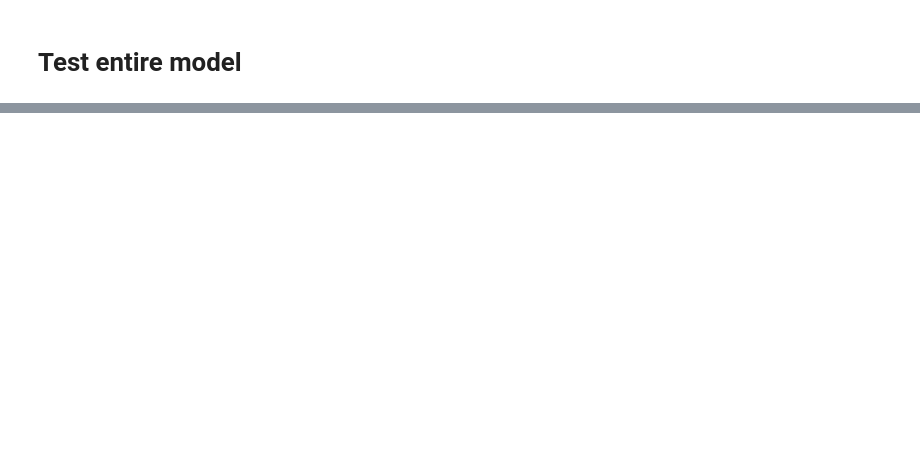
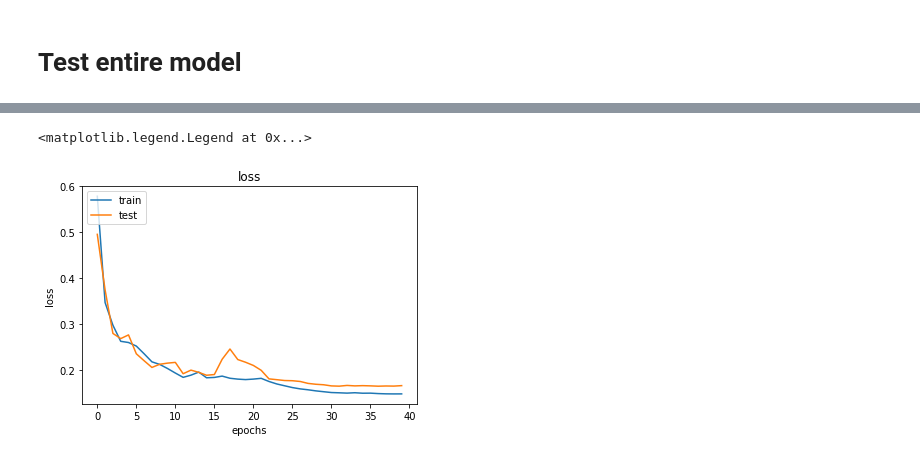
Before and after one commit to RoxaneFis/single-path-nas, a Jupyter notebook: HAS/treatment_multiple_inputs.ipynb, the cells around one changed output, grey strips where cells are left out. Cells and saved outputs as stored; diff of their text form; code cells hidden in the pictures; blank space fills up the shorter version.

```diff
--- a/HAS/treatment_multiple_inputs.ipynb
+++ b/HAS/treatment_multiple_inputs.ipynb
@@ -156,0 +228,14 @@ X_val_nn = np.array(val['NN_dataframe'].tolist())
+# %%
+
+
+means = []
+std = []
+X_train_nn_norm=X_train_nn
+X_val_nn_norm = X_val_nn
+for i in range(nb_param):
+    #means.append(np.mean(X_train_nn[:,:,i]))
+    #X_train_nn[:,:,i]=-means[i]
+    std.append(np.std(X_train_nn[:,:,i]))
+    if std[i]!=0:
+        X_train_nn[:,:,i]/= std[i]
+        X_val_nn[:,:,i]/= std[i]
@@ -442,0 +554,8 @@ Epoch 50/50
+# %%
+#%pycache
+print(f'PARAMS : {full_model.count_params()}')
+history_2 = full_model.fit(train_dataset_norm,
+         validation_data=(test_dataset_norm),
+        epochs=5,
+         verbose=1,
+ )
@@ -442,0 +631,13 @@ Epoch 50/50
+# %%
+plt.figure()
+#plt.plot(history.history["loss"]+history_2.history["loss"])
+#plt.plot(history.history["val_loss"]+history_2.history["val_loss"])
+plt.plot(history.history["loss"]+history_2.history["loss"]+history_3.history["loss"])
+plt.plot(history.history["val_loss"]+history_2.history["val_loss"]+history_3.history["val_loss"])
+plt.title('loss')
+plt.ylabel('loss')
+plt.xlabel('epochs')
+plt.legend(['train', 'test'], loc='upper left')
+# %% [output]
+<matplotlib.legend.Legend at 0x...>
+[figure, added]
```
Also changed, not shown: parts of 48 cells of this notebook, 3 other files.
